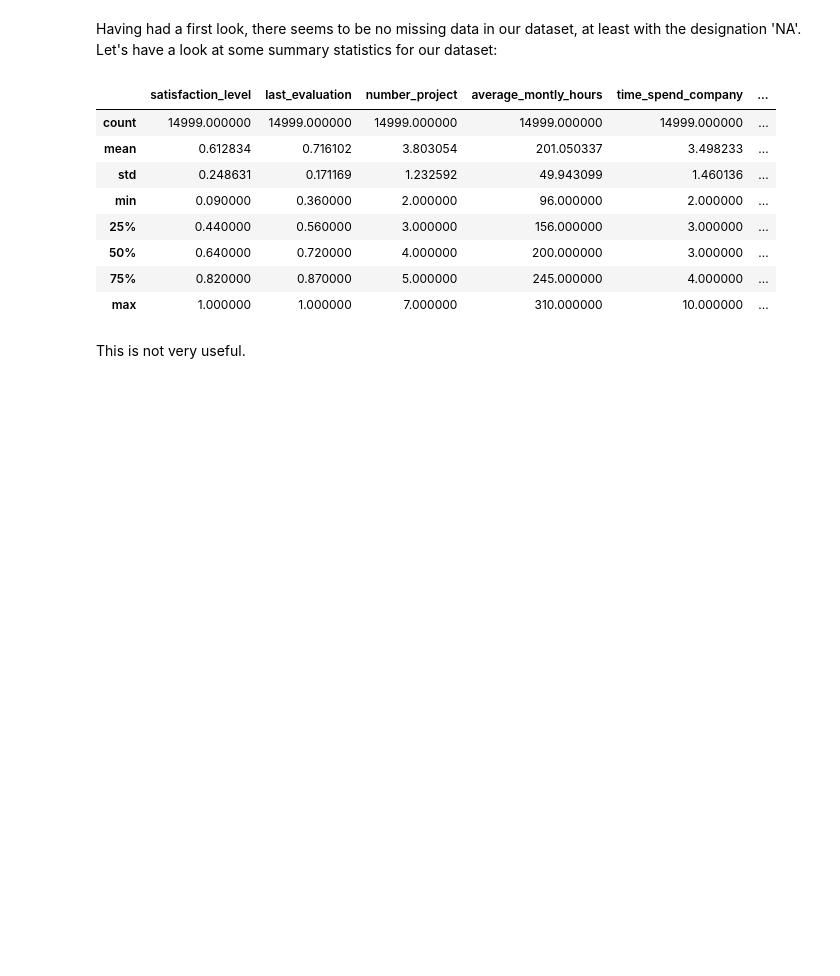
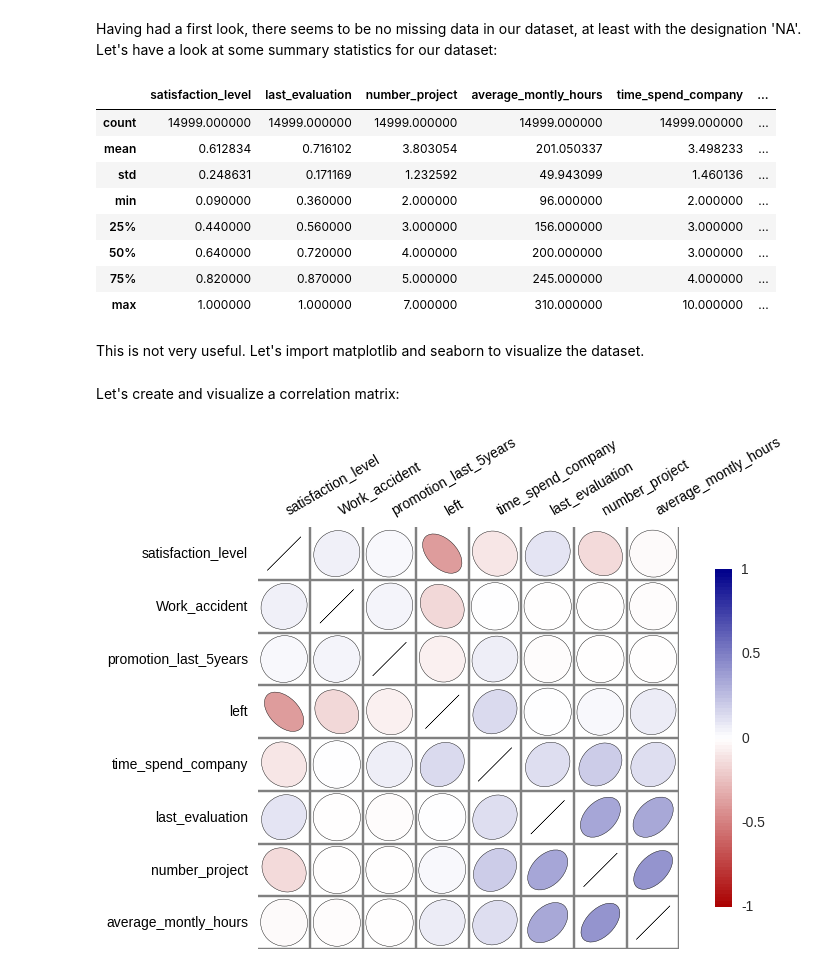
Before and after one commit to orphefs/data-science-examples, a Jupyter notebook: Employees.ipynb, the cells around one changed output. Saved outputs shown, nothing was run; the diff lists cells and outputs as text; code cells hidden in the pictures; blank space fills up the shorter version.

Commit message:
Implemented decision tree using scikit-learn
- Added cleaned up .csv file
- Updated .ipynb file with decision tree classifier, explanations, and
more visualizations

```diff
--- a/Employees.ipynb
+++ b/Employees.ipynb
@@ -30,4 +30,4 @@ employee_data.describe()
 | 75% | 0.820000 | 0.870000 | 5.000000 | 245.000000 | 4.000000 | ... |
 | max | 1.000000 | 1.000000 | 7.000000 | 310.000000 | 10.000000 | ... |
 # %% [markdown]
-This is not very useful.
+This is not very useful. Let's import matplotlib and seaborn to visualize the dataset.
@@ -33,0 +40,10 @@ This is not very useful.
+# %% [markdown]
+Let's create and visualize a correlation matrix:
+# %%
+employee_data_corr = employee_data.corr()
+
+from biokit.viz import corrplot
+c = corrplot.Corrplot(employee_data_corr)
+c.plot()
+# %% [output]
+[figure, added]
```
Also changed, not shown: parts of 45 cells of this notebook.
